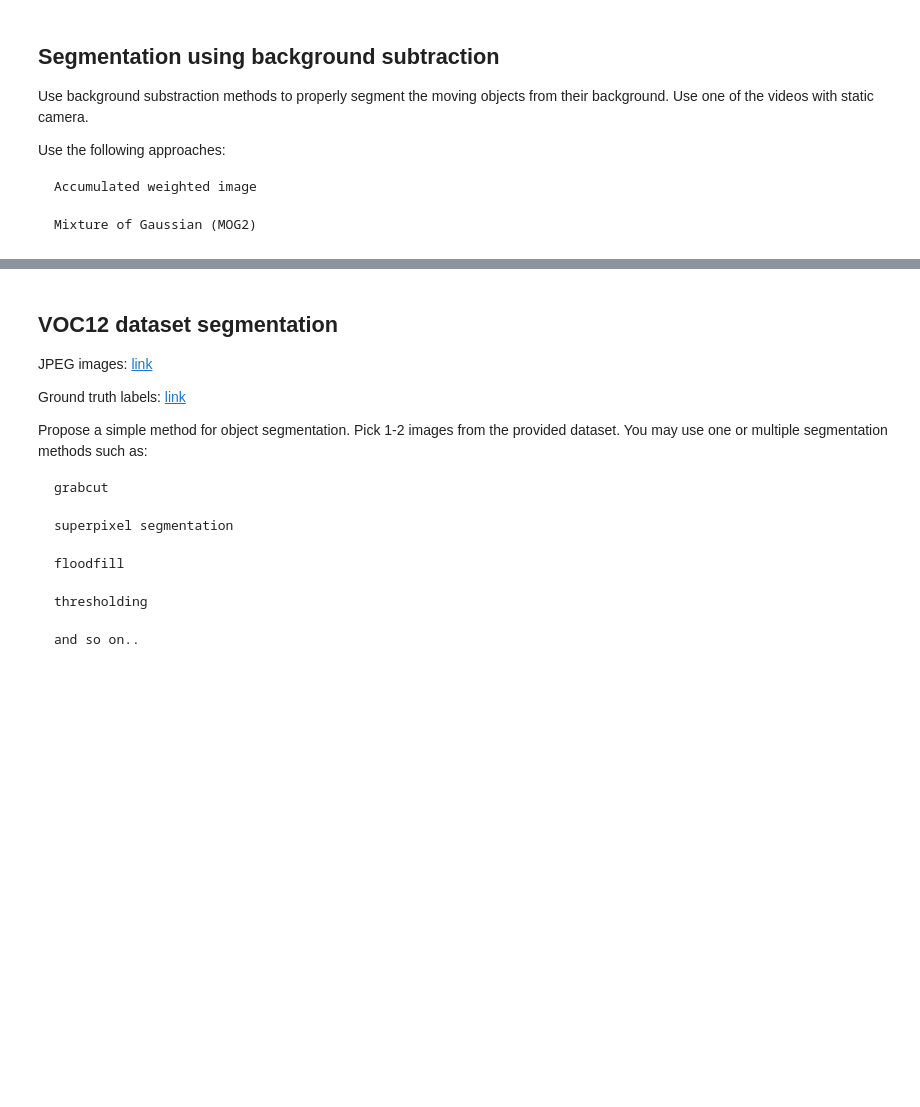
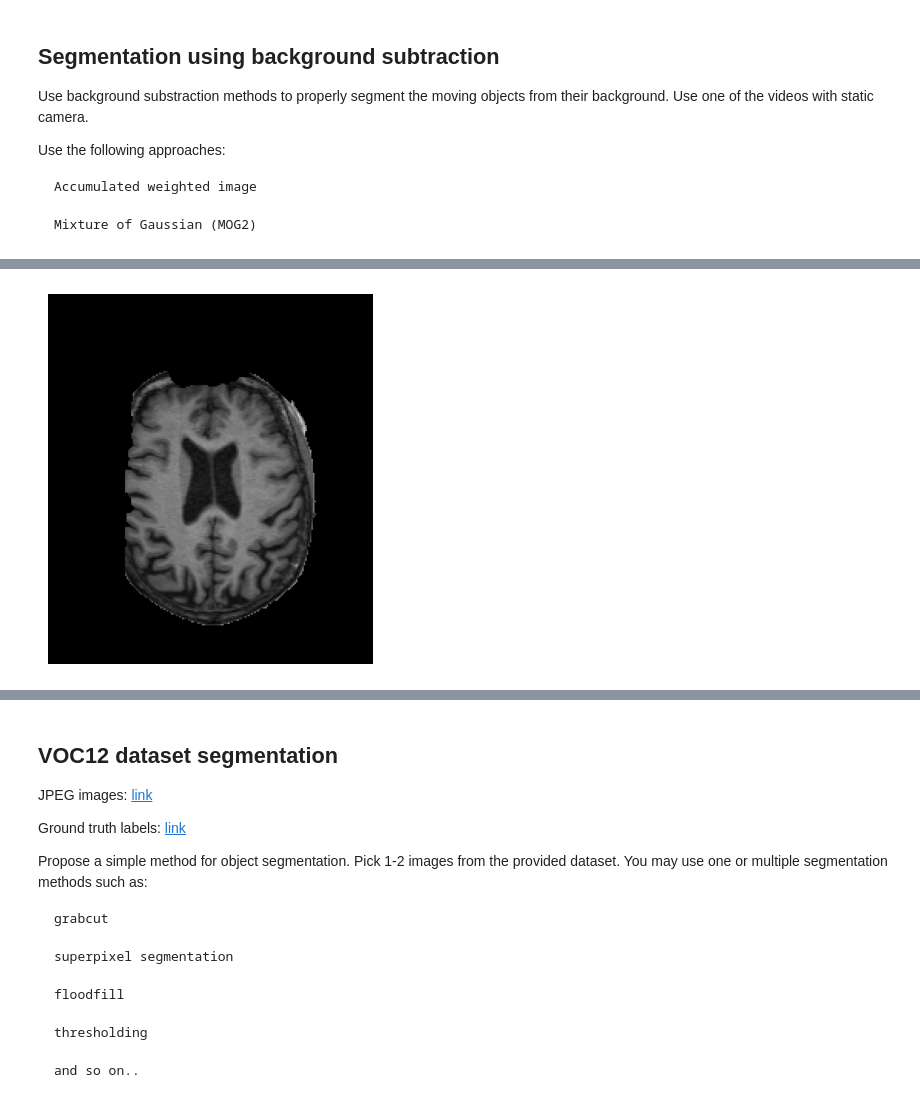
Before and after one commit to Matovic/optical-flow-motion-tracking-segmentation, a Jupyter notebook: src/zadanie3.ipynb, the cells around one changed output, grey strips where cells are left out. Drawn from its saved outputs; the diff is of its cells as text; code cells hidden in the pictures; blank space fills up the shorter version.

```diff
--- a/src/zadanie3.ipynb
+++ b/src/zadanie3.ipynb
@@ -339,0 +443,14 @@ An example of GrabCut algorithm: link (note: This example uses a defined rectang
+# %%
+mask = np.zeros(img.shape[:2],np.uint8)
+bgdModel = np.zeros((1,65),np.float64)
+fgdModel = np.zeros((1,65),np.float64)
+rect = (50,50,450,290)
+cv2.grabCut(img, mask, rect, bgdModel, fgdModel, 5, cv2.GC_BGD)
+mask2 = np.where((mask==2)|(mask==0),0,1).astype('uint8')
+img = img * mask2[:, :, np.newaxis]
+plt.imshow(img, cmap='gray')
+#plt.colorbar()
+plt.axis('off')
+plt.show()
+# %% [output]
+[figure, added]
```
Also changed, not shown: parts of 13 cells of this notebook.
